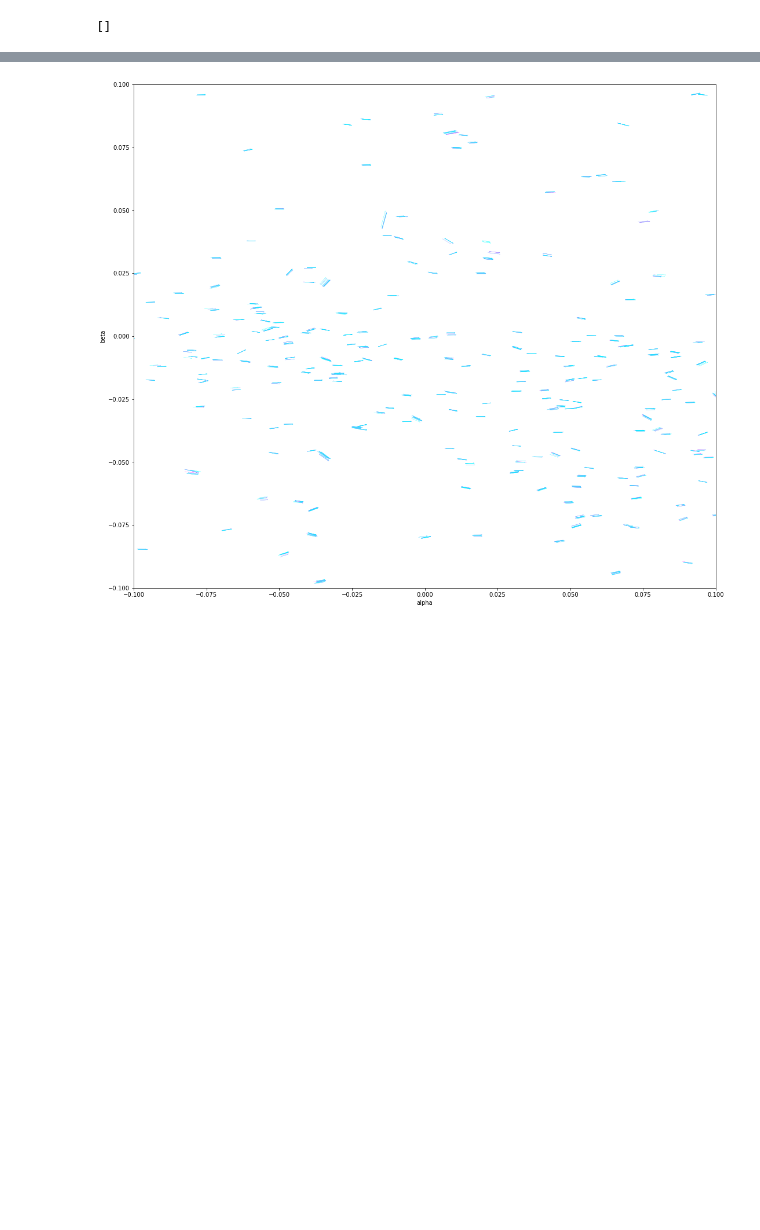
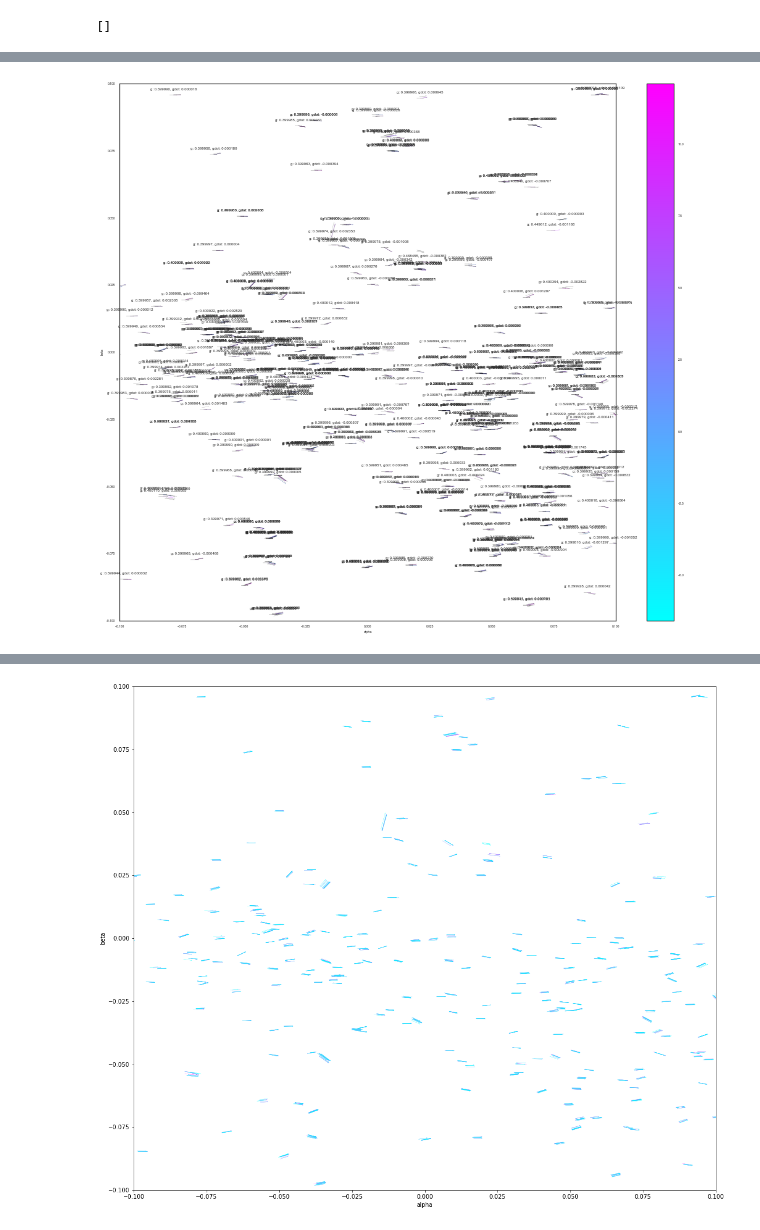
Before and after one commit to pblankley/itf_linking, a Jupyter notebook: linkitf/orbit_fitting.ipynb, the cells around one changed output, grey strips where cells are left out. Cells and saved outputs as stored; diff of their text form; code cells hidden in the pictures; blank space fills up the shorter version.

```diff
--- a/linkitf/orbit_fitting.ipynb
+++ b/linkitf/orbit_fitting.ipynb
@@ -198,0 +218,7 @@ for idx in po:
+# %%
+cl = imp.reload(cl)
+sns.set(font_scale=.5)
+sns.set_style('white')
+ggdots = cl.vis_arrows_by_chi_with_trkl(par_results,agg_dict,po,util.lunation_center(n),chi_res)
+# %% [output]
+[figure, added]
```
Also changed, not shown: parts of 5 cells of this notebook, 3 other files.
